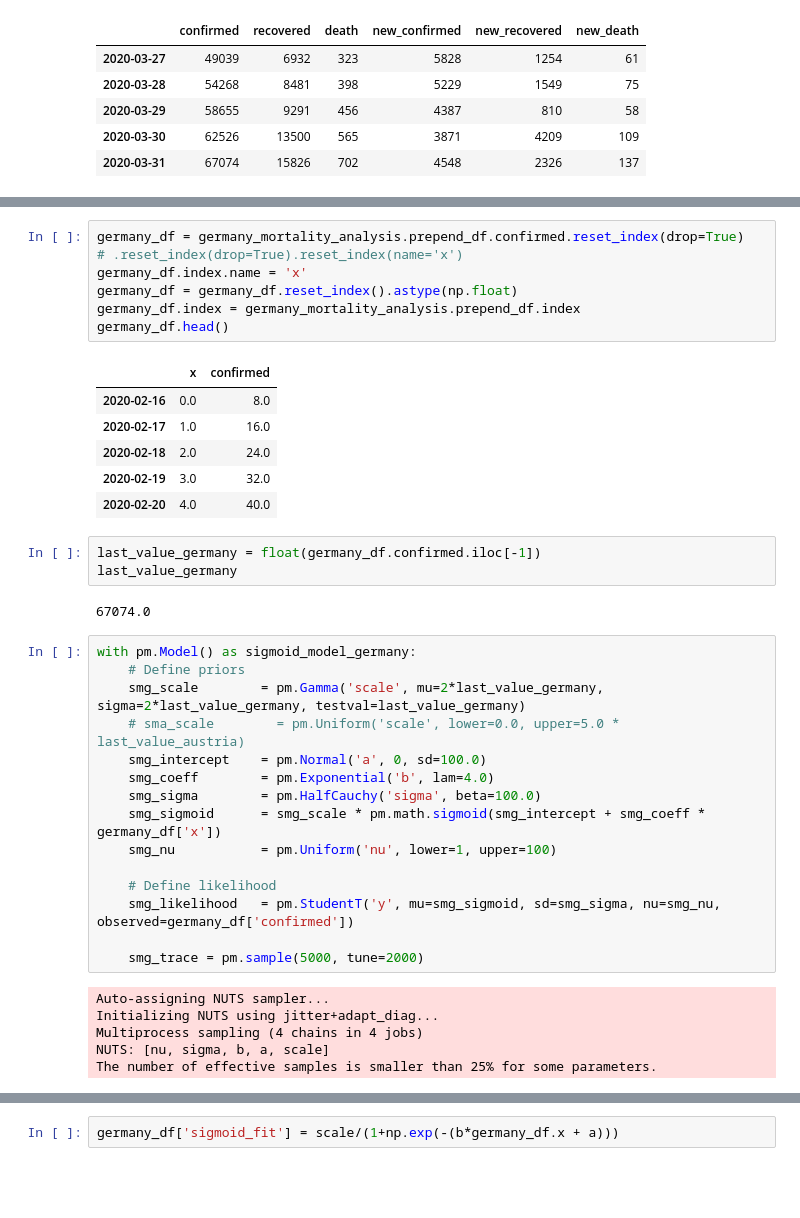
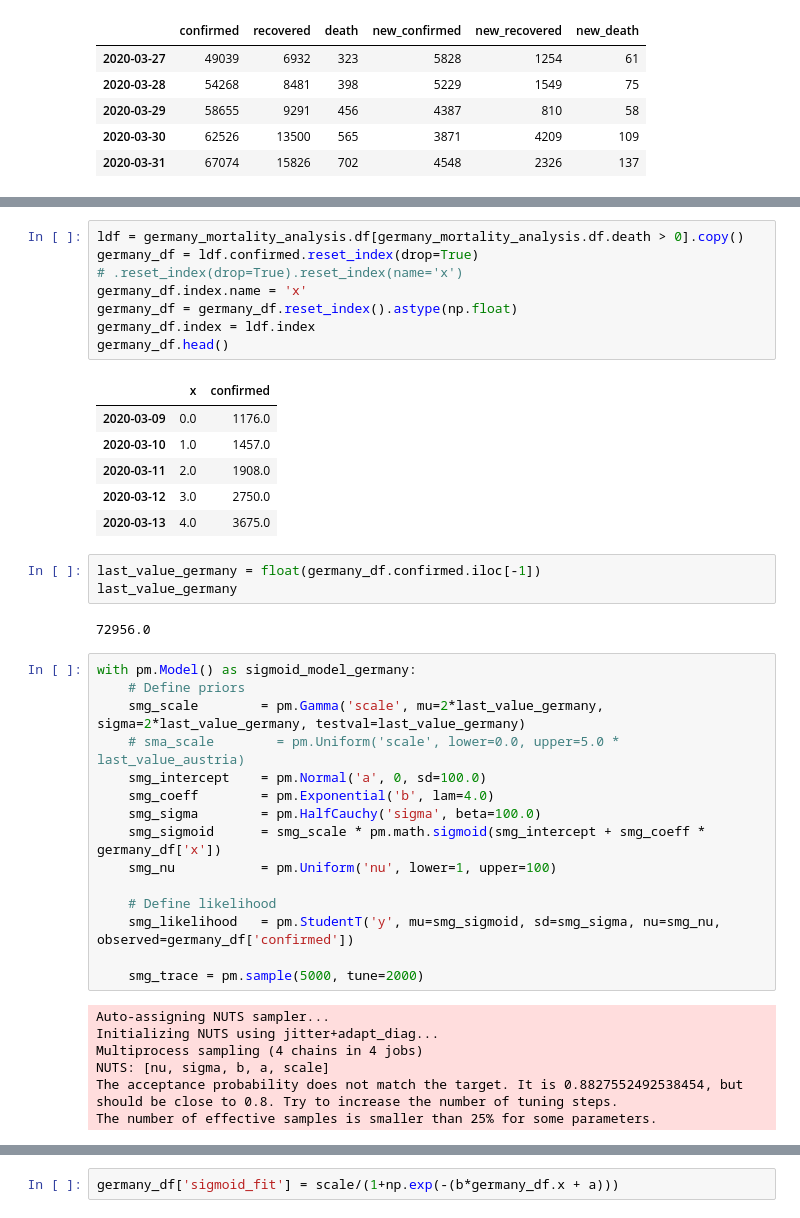
Before and after one commit to cs224/covid-19-data-analysis, a Jupyter notebook: covid-19-data-analysis-forecasting.ipynb, the cells around one changed output, grey strips where cells are left out. Saved outputs shown, nothing was run; the diff lists cells and outputs as text; blank space fills up the shorter version.

```diff
--- a/covid-19-data-analysis-forecasting.ipynb
+++ b/covid-19-data-analysis-forecasting.ipynb
@@ -299,22 +318,23 @@ germany_mortality_analysis.df.tail()
 # %%
-germany_df = germany_mortality_analysis.prepend_df.confirmed.reset_index(drop=True)
+ldf = germany_mortality_analysis.df[germany_mortality_analysis.df.death > 0].copy()
+germany_df = ldf.confirmed.reset_index(drop=True)
 # .reset_index(drop=True).reset_index(name='x')
 germany_df.index.name = 'x'
 germany_df = germany_df.reset_index().astype(np.float)
-germany_df.index = germany_mortality_analysis.prepend_df.index
+germany_df.index = ldf.index
 germany_df.head()
 # %% [output]
 |  | x | confirmed |
-| 2020-02-16 | 0.0 | 8.0 |
-| 2020-02-17 | 1.0 | 16.0 |
-| 2020-02-18 | 2.0 | 24.0 |
-| 2020-02-19 | 3.0 | 32.0 |
-| 2020-02-20 | 4.0 | 40.0 |
+| 2020-03-09 | 0.0 | 1176.0 |
+| 2020-03-10 | 1.0 | 1457.0 |
+| 2020-03-11 | 2.0 | 1908.0 |
+| 2020-03-12 | 3.0 | 2750.0 |
+| 2020-03-13 | 4.0 | 3675.0 |
 # %%
 last_value_germany = float(germany_df.confirmed.iloc[-1])
 last_value_germany
 # %% [output]
-67074.0
+72956.0
 # %%
 with pm.Model() as sigmoid_model_germany:
     # Define priors
@@ -335,6 +355,7 @@ Auto-assigning NUTS sampler...
 Initializing NUTS using jitter+adapt_diag...
 Multiprocess sampling (4 chains in 4 jobs)
 NUTS: [nu, sigma, b, a, scale]
+The acceptance probability does not match the target. It is 0.8827552492538454, but should be close to 0.8. Try to increase the number of tuning steps.
 The number of effective samples is smaller than 25% for some parameters.
 # %%
 smg_df = pm.summary(smg_trace)
```
Also changed, not shown: parts of 8 cells of this notebook, 1 other file.
